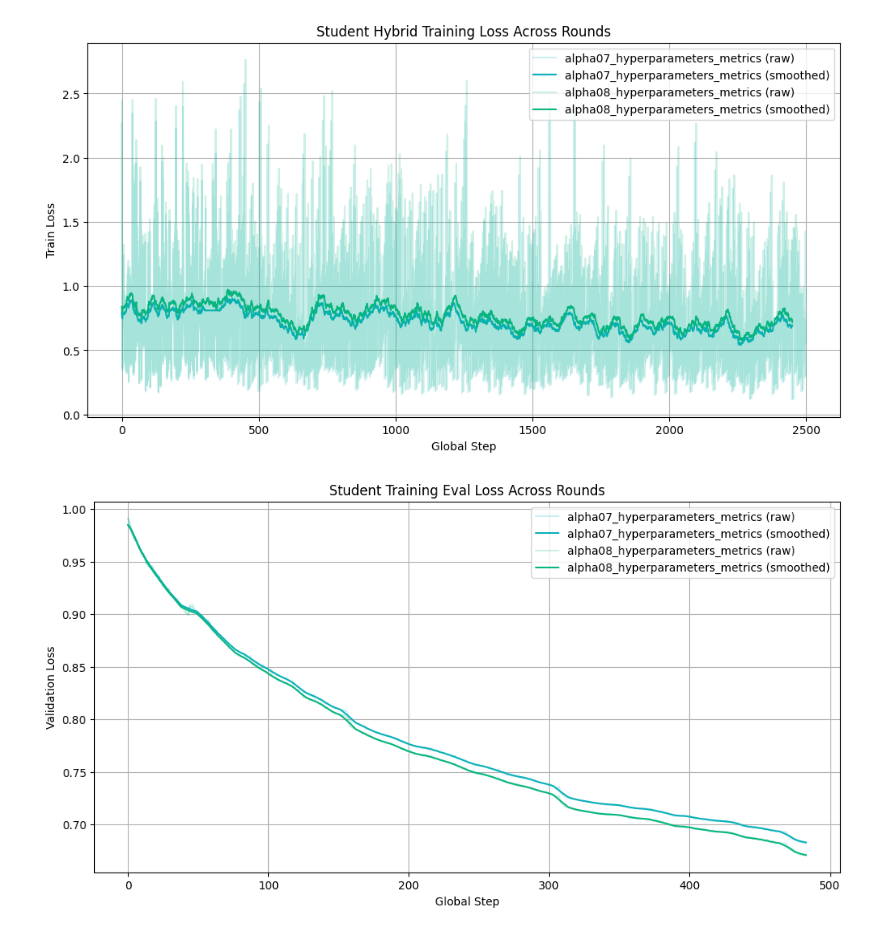
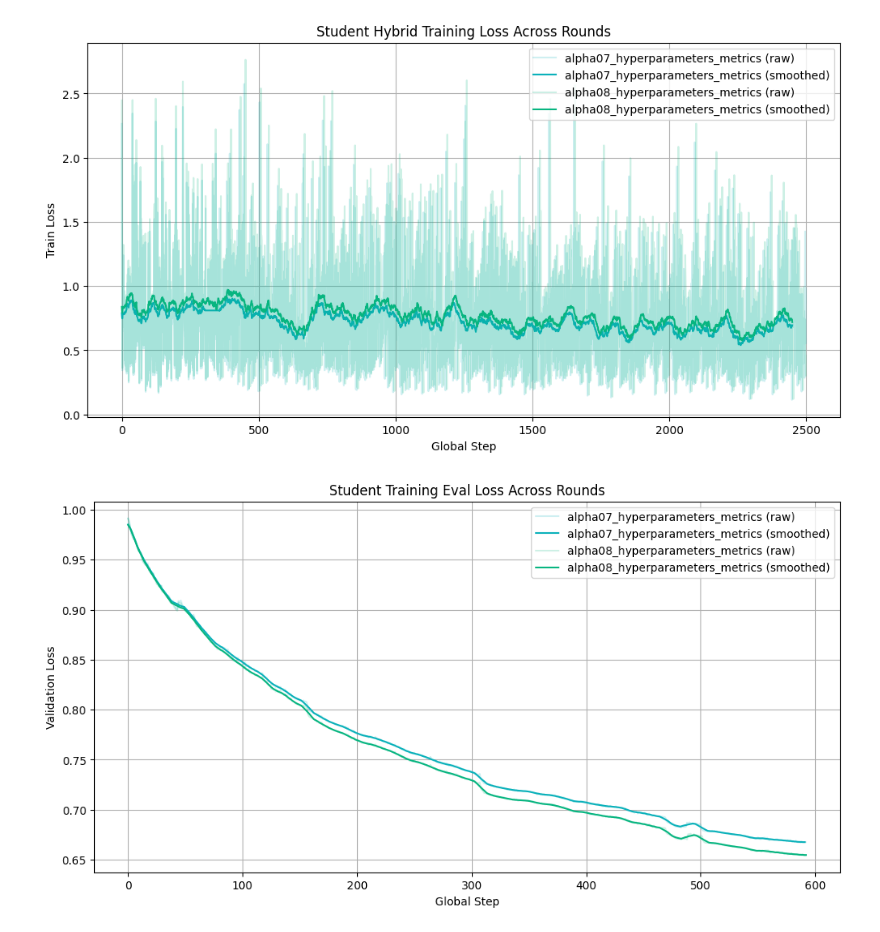
Before and after one commit to r-three/SLMensembles, a Jupyter notebook: SLM_ensembles.ipynb, the cells around one changed output. Drawn from its saved outputs; the diff is of its cells as text; code cells hidden in the pictures.

```diff
--- a/SLM_ensembles.ipynb
+++ b/SLM_ensembles.ipynb
@@ -13,8 +13,8 @@ import config
 load_all = True
 
 csv_log_dir = "/home/klambert/projects/aip-craffel/klambert/SLMensembles/csv_logs"
-subdirs = ["22-07-2025"]
-filenames = ["alpha08_hyperparameters_metrics", "alpha07_hyperparameters_metrics"]
+subdirs = ["22-07-2025", "30-07-2025"]
+filenames = ["alpha08_hyperparameters_metrics", "alpha07_hyperparameters_metrics", "ensemble_alpha_08_metrics"]
 exclude = []
 
 all_dfs = []
@@ -162,7 +162,7 @@ else:
 
 side_by_side = False
 x_min_loss = False  # Display values on the x-axis only up to the minimum number of logged lines across files
-min_len = 2500
+min_len = 1000000
 
 filter_size = 11
 kernel = np.ones(filter_size) / filter_size
@@ -208,34 +208,34 @@ else:
         ax = axes[row][col]
 
         student_train_df = df[(df["role"] == "student") & (df["phase"] == "eval") & (df["function"] == "evaluation_loop")]
 
         loss = student_train_df["eval_loss"].to_numpy()
         if len(loss) < filter_size:
             ax.set_title(f"{name} (too short)")
             ax.axis("off")
             continue
 
         smoothed = scipy.signal.fftconvolve(loss, kernel, mode="valid")
 
         color = color_map.get(name, color_map["default"])
         ax.plot(range(len(loss)), loss, alpha=0.3, label=f"Raw", color=color)
         ax.plot(range(len(smoothed)), smoothed, label=f"Smoothed", color=color)
 
         ax.set_title(f"Validation Loss: {name}")
         ax.set_xlabel("Global Step")
         ax.set_ylabel("Validation Loss")
         ax.legend()
 
     # Hide any unused subplots
     for i in range(idx + 1, rows * cols):
         row, col = divmod(i, cols)
         axes[row][col].axis("off")
 
     plt.yscale("log")
     plt.tight_layout()
     plt.show()
 # %% [output]
-[figure, old version]
+[figure, new version]
 # %%
 # Student train loss (kl) over rounds
 side_by_side = False
```
Also changed, not shown: parts of 17 cells of this notebook, 3 other files.
